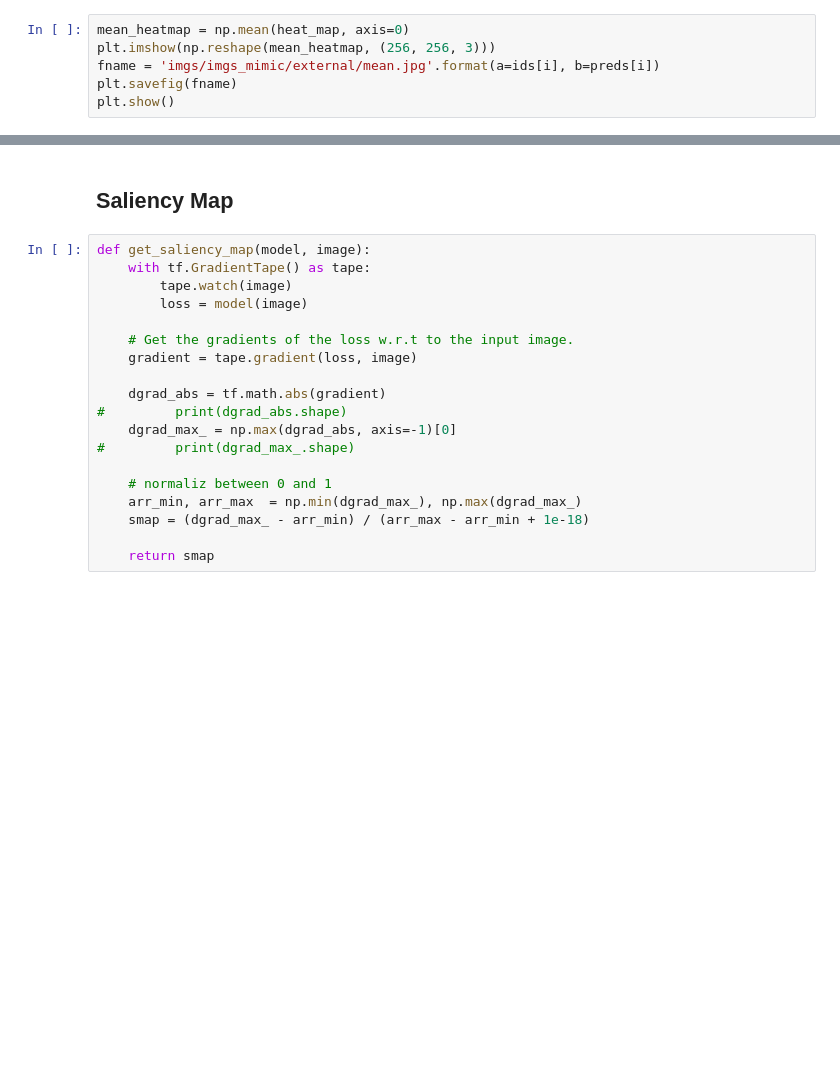
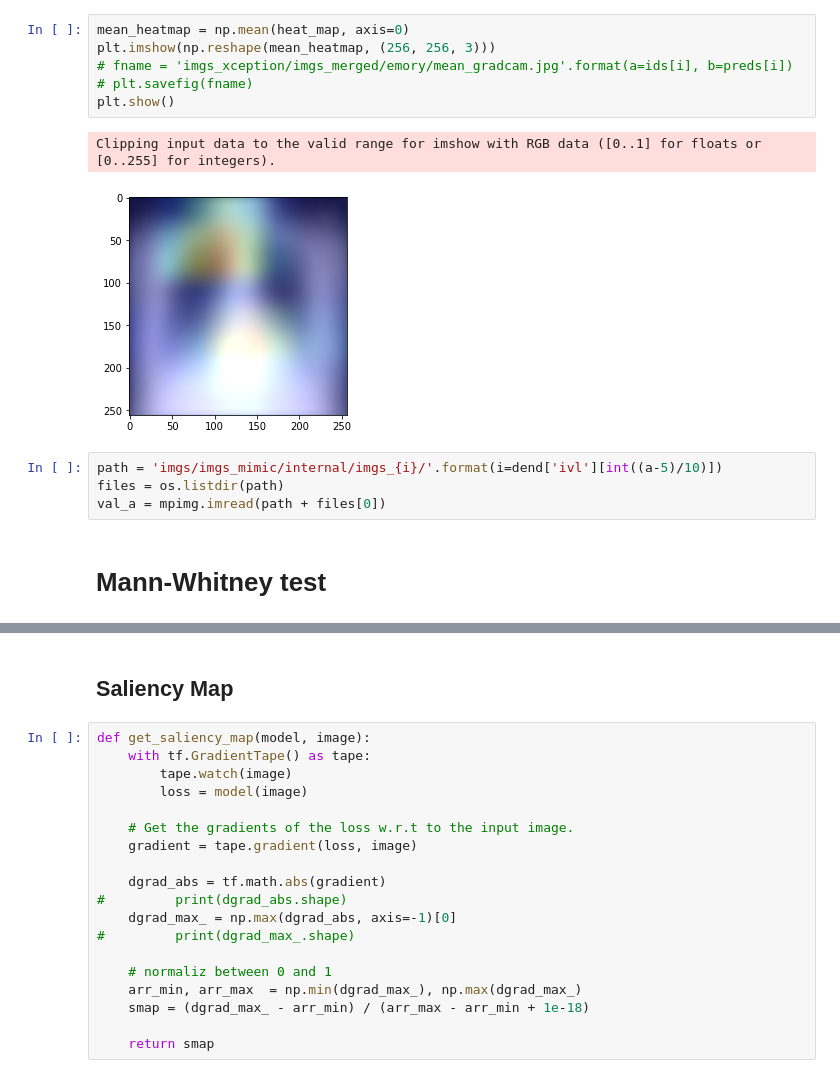
Before and after one commit to Ryan-RE-Wang/COPD-project, a Jupyter notebook: COPD_model_interpretation.ipynb, the cells around one changed output, grey strips where cells are left out. Saved outputs shown, nothing was run; the diff lists cells and outputs as text; blank space fills up the shorter version.

```diff
--- a/COPD_model_interpretation.ipynb
+++ b/COPD_model_interpretation.ipynb
@@ -94,6 +356,15 @@ for i in order[-20:]:
 # %%
 mean_heatmap = np.mean(heat_map, axis=0)
 plt.imshow(np.reshape(mean_heatmap, (256, 256, 3)))
-fname = 'imgs/imgs_mimic/external/mean.jpg'.format(a=ids[i], b=preds[i])
-plt.savefig(fname)
+# fname = 'imgs_xception/imgs_merged/emory/mean_gradcam.jpg'.format(a=ids[i], b=preds[i])
+# plt.savefig(fname)
 plt.show()
+# %% [output]
+Clipping input data to the valid range for imshow with RGB data ([0..1] for floats or [0..255] for integers).
+[figure, added]
+# %%
+path = 'imgs/imgs_mimic/internal/imgs_{i}/'.format(i=dend['ivl'][int((a-5)/10)])
+files = os.listdir(path)
+val_a = mpimg.imread(path + files[0])
+# %% [markdown]
+# Mann-Whitney test
```
Also changed, not shown: parts of 17 cells of this notebook, 14 other files.
